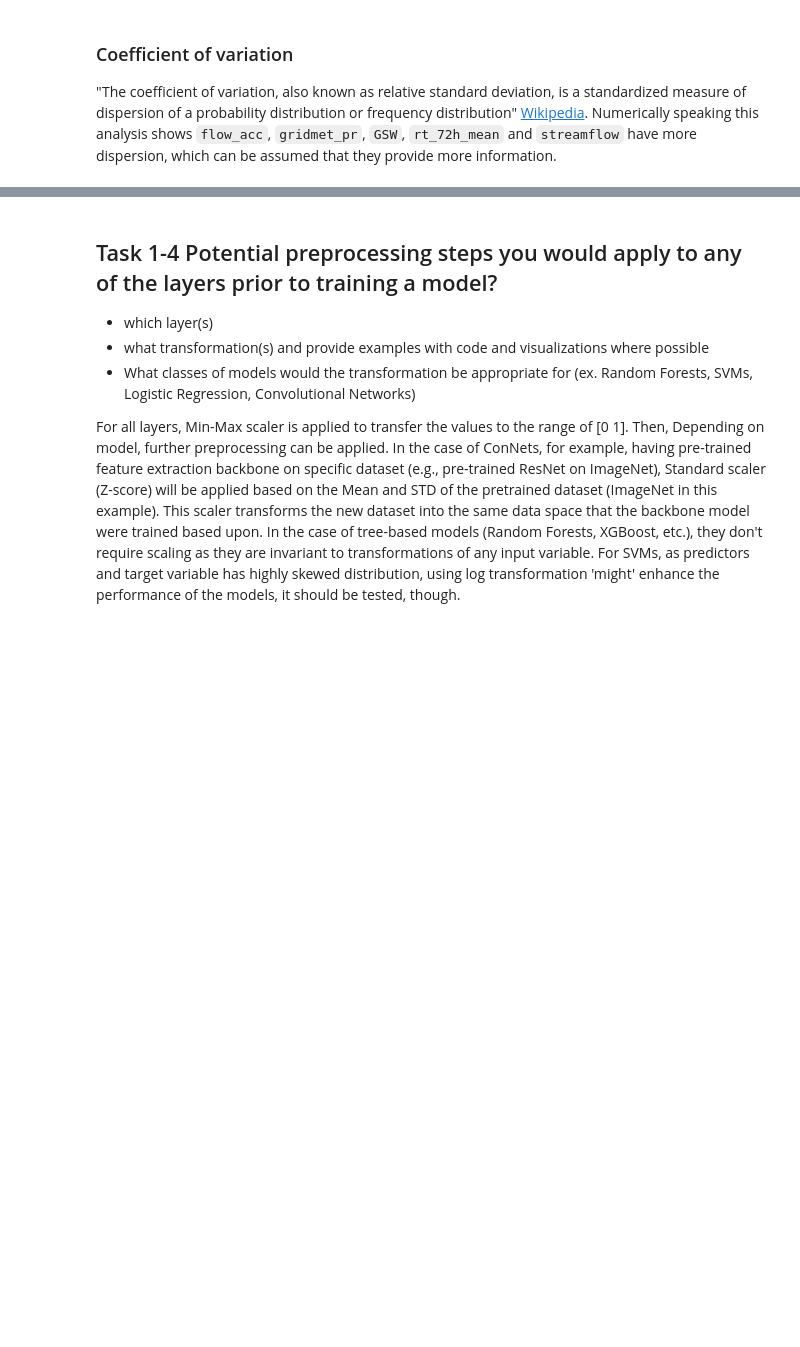
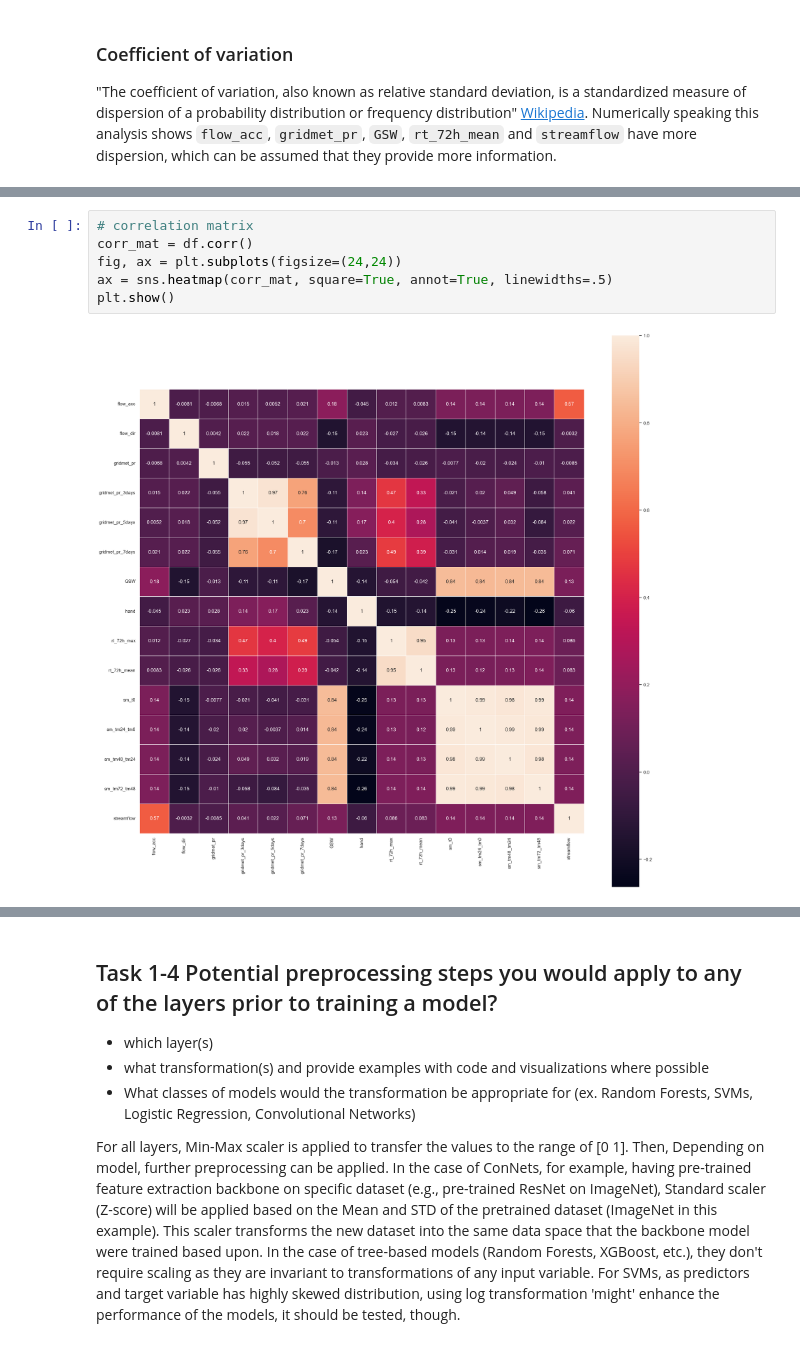
Before and after one commit to smhassanerfani/c2s, a Jupyter notebook: me_pyscript.ipynb, the cells around one changed output, grey strips where cells are left out. Saved outputs shown, nothing was run; the diff lists cells and outputs as text; blank space fills up the shorter version.

```diff
--- a/me_pyscript.ipynb
+++ b/me_pyscript.ipynb
@@ -128,6 +113,14 @@ for index, (column_name, column_data) in enumerate(df.iteritems()):
 plt.show()
 # %% [output]
 [figure]
+# %%
+# correlation matrix
+corr_mat = df.corr()
+fig, ax = plt.subplots(figsize=(24,24))
+ax = sns.heatmap(corr_mat, square=True, annot=True, linewidths=.5)
+plt.show()
+# %% [output]
+[figure, added]
 # %% [markdown]
 ## Task 1-3 Discussion of the merits/drawbacks of these layers.
 
```
Also changed, not shown: parts of 15 cells of this notebook.
